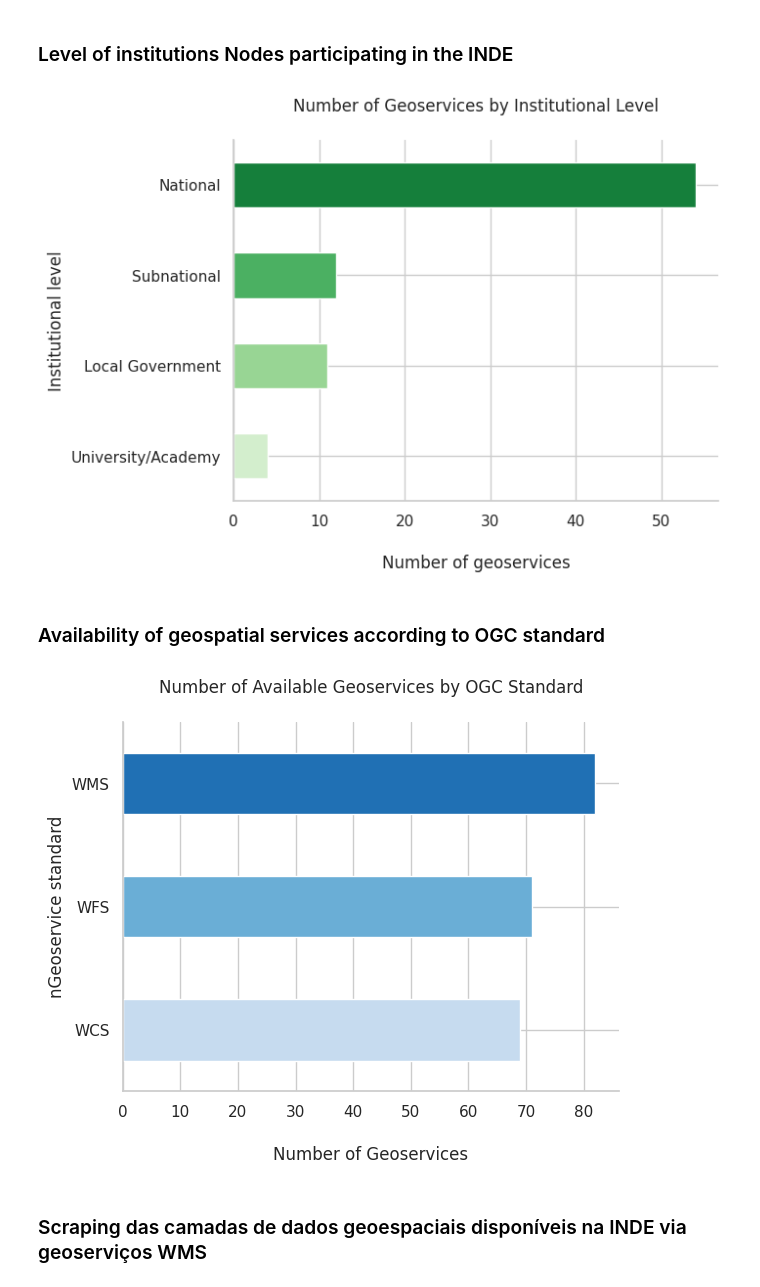
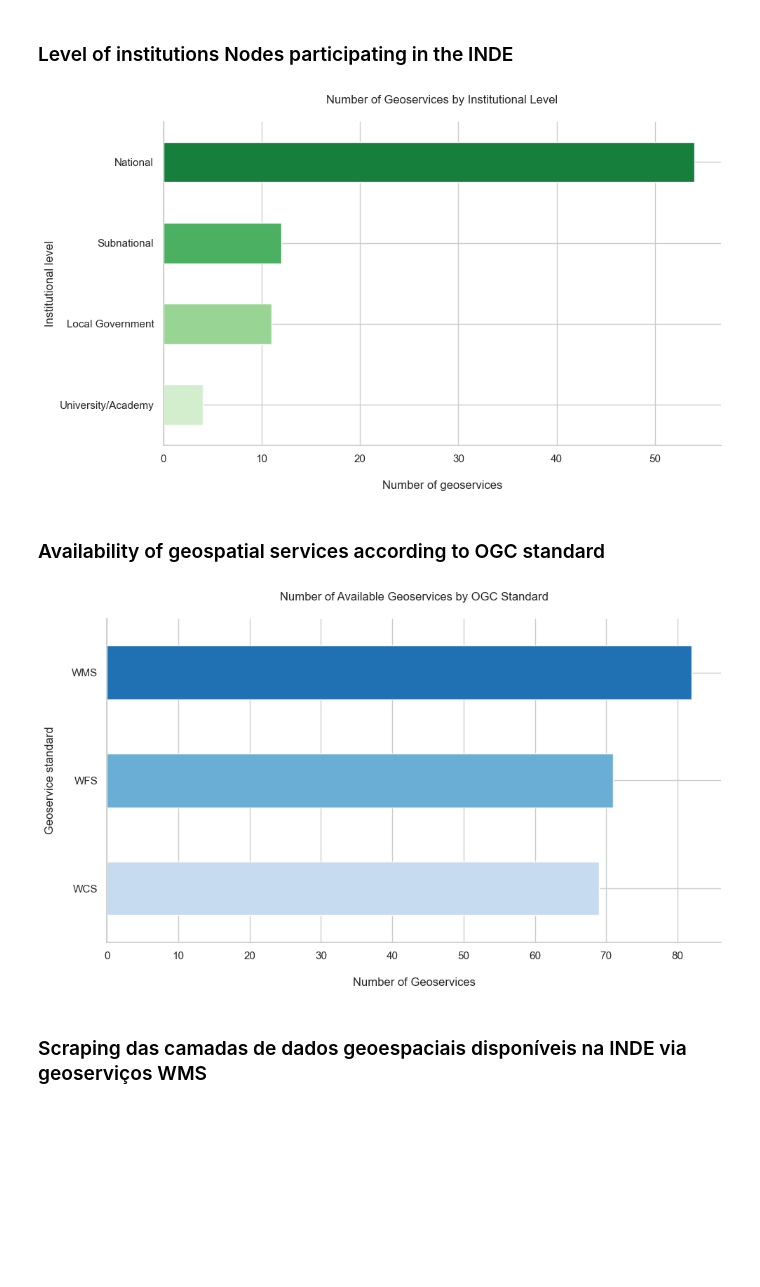
Before and after one commit to darlanmnunes/INDE_UN-GGIM_Themes, a Jupyter notebook: notebooks/Jnotebook_inde_unggim_v3.ipynb, the cells around one changed output. Saved outputs shown, nothing was run; the diff lists cells and outputs as text; code cells hidden in the pictures; blank space fills up the shorter version.

Commit message:
Codes to salve figures updated

```diff
--- a/notebooks/Jnotebook_inde_unggim_v3.ipynb
+++ b/notebooks/Jnotebook_inde_unggim_v3.ipynb
@@ -97,39 +97,46 @@ df_list2 = df_list.copy()
 # Translate categories
 translation_dict = {
     'Nacional': 'National',
     'Subnacional': 'Subnational',
     'Governo local': 'Local Government',
     'Universidade/Academia': 'University/Academy'
 }
 
 df_list2['nivel_no'] = df_list2['nivel_no'].map(translation_dict)
 
 # Group by 'nivel_no', count and sort in ascending order
 level_counts = df_list2.groupby('nivel_no').size().sort_values()
 
 # Cor palette by level counts
 green_palette = sns.color_palette("Greens", len(level_counts))
 
 # Plotting
 sns.set(style="whitegrid")
-ax = level_counts.plot(kind='barh', color=green_palette)
+fig, ax = plt.subplots(figsize=(10, 6))
+ax = level_counts.plot(kind='barh', color=green_palette, ax=ax)
 ax.set_title('Number of Geoservices by Institutional Level\n')
 ax.set_xlabel('\nNumber of geoservices')
 ax.set_ylabel('Institutional level')
 plt.gca().spines['top'].set_visible(False)
 plt.gca().spines['right'].set_visible(False)
 
+# Adjust layout
+plt.tight_layout()
 
-# Save the figure with high resolution
-filename = 'Number_Geoservices_by_Institutional_Level.png'  # Define the filename
+# Define path and filename
+path = '../results'  # Path to the results directory
+filename = 'fig1_geoservices_by_institutional_level.png'  # Define the filename
+
+# Ensure the results directory exists
+if not os.path.exists(path):
+    os.makedirs(path)
 
 # Save the figure with high resolution using os.path.join
 full_path = os.path.join(path, filename)
-plt.savefig(full_path, format='png', dpi=300)
-
+plt.savefig(full_path, format='png', dpi=300, bbox_inches='tight')
 plt.show()
 # %% [output]
-[figure, old version]
+[figure, new version]
 # %% [markdown]
 ### Availability of geospatial services according to OGC standard
 # %%
@@ -147,23 +154,31 @@ blue_palette = sns.color_palette("Blues", len(service_counts))
 
 # Plotting
 sns.set(style="whitegrid")
-ax = service_counts.plot(kind='barh', color=blue_palette)
+fig, ax = plt.subplots(figsize=(10, 6))
+ax = service_counts.plot(kind='barh', color=blue_palette, ax=ax)
 ax.set_title('Number of Available Geoservices by OGC Standard\n')
 ax.set_xlabel('\nNumber of Geoservices')
-ax.set_ylabel('nGeoservice standard')
+ax.set_ylabel('Geoservice standard\n')
 plt.gca().spines['top'].set_visible(False)
 plt.gca().spines['right'].set_visible(False)
 
-# Save the figure with high resolution
-filename = 'Available_Geoservices_by_Type.png'  # Define the filename
+# Adjust layout
+plt.tight_layout()
+
+# Define path and filename
+path = '../results'  # Path to the results directory
+filename = 'fig2_available_geoservices_OGC-standard.png'  # Define the filename
+
+# Ensure the results directory exists
+if not os.path.exists(path):
+    os.makedirs(path)
 
 # Save the figure with high resolution using os.path.join
 full_path = os.path.join(path, filename)
-plt.savefig(full_path, format='png', dpi=300)
-
+plt.savefig(full_path, format='png', dpi=300, bbox_inches='tight')
 plt.show()
 # %% [output]
-[figure, old version]
+[figure, new version]
 # %% [markdown]
 
 ### Scraping das camadas de dados geoespaciais disponíveis na INDE via geoserviços WMS
```
